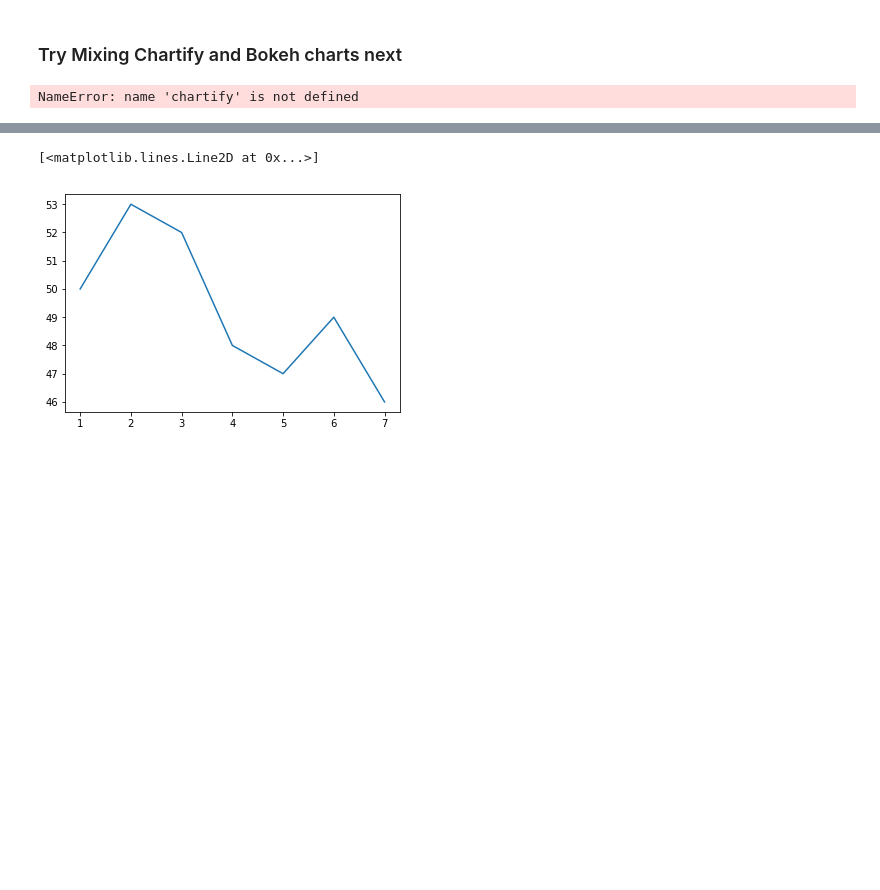
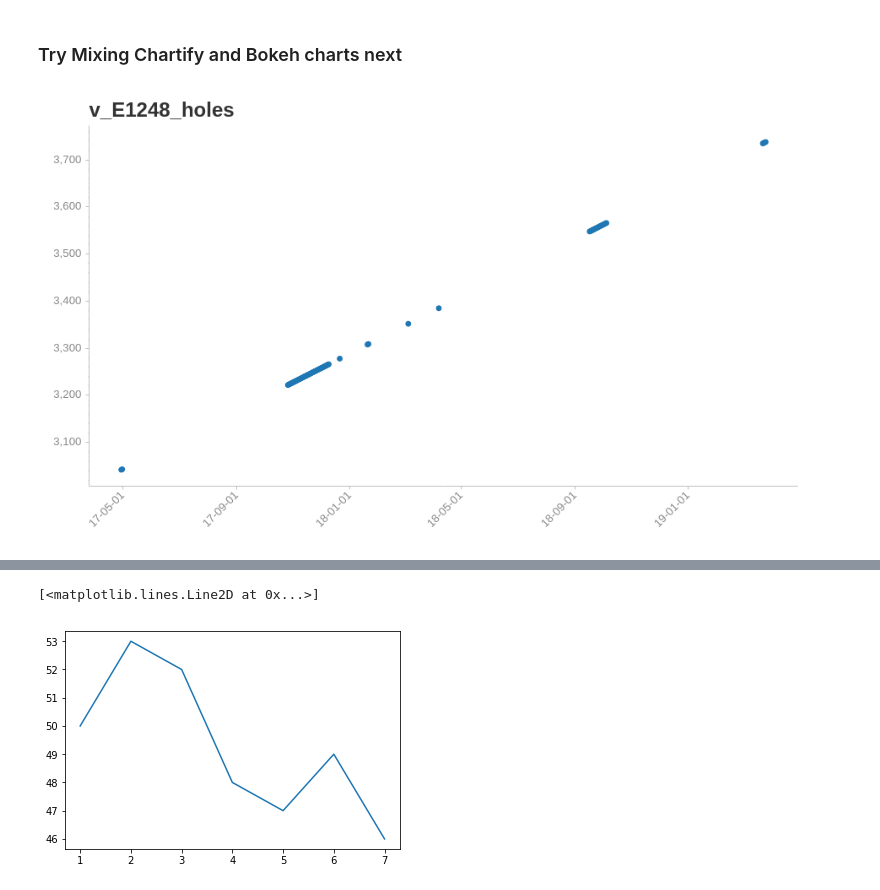
Before and after one commit to johnzastrow/jz_jupyters, a Jupyter notebook: sql2pandaframe.ipynb, the cells around one changed output, grey strips where cells are left out. Cells and saved outputs as stored; diff of their text form; code cells hidden in the pictures; blank space fills up the shorter version.

Commit message:
good progress on bar charts

```diff
--- a/sql2pandaframe.ipynb
+++ b/sql2pandaframe.ipynb
@@ -87,21 +126,21 @@ NameError: name 'chartify' is not defined
 # %% [markdown]
 ### Try Mixing Chartify and Bokeh charts next
 # %%
-query = '''select id, d_utc, dates from v_E1248_data_holes order by d_utc'''
+query = '''select id, d_utc, dates from v_E1248_holes order by d_utc'''
 df = pd.read_sql_query(query,engine)
 # Plot the data
 ch = chartify.Chart(blank_labels=True, x_axis_type='datetime')
 ch.plot.scatter(
 data_frame=df,
 x_column='dates',
 y_column='id')
-ch.set_title("v_E1248_data holes")
+ch.set_title("v_E1248_holes")
 ch.set_subtitle("")
 ch.axes.set_xaxis_tick_format('%y-%m-%d')
 ch.axes.set_xaxis_tick_orientation('diagonal')
 ch.show('png')
 # %% [output]
-NameError: name 'chartify' is not defined
+[figure, added]
 # %%
 query = '''select d_utc, hdd_d65, temp_f_davg from v_E4229_daily order by d_utc'''
 df = pd.read_sql_query(query,engine)
```
Also changed, not shown: parts of 18 cells of this notebook, 3 other files.
